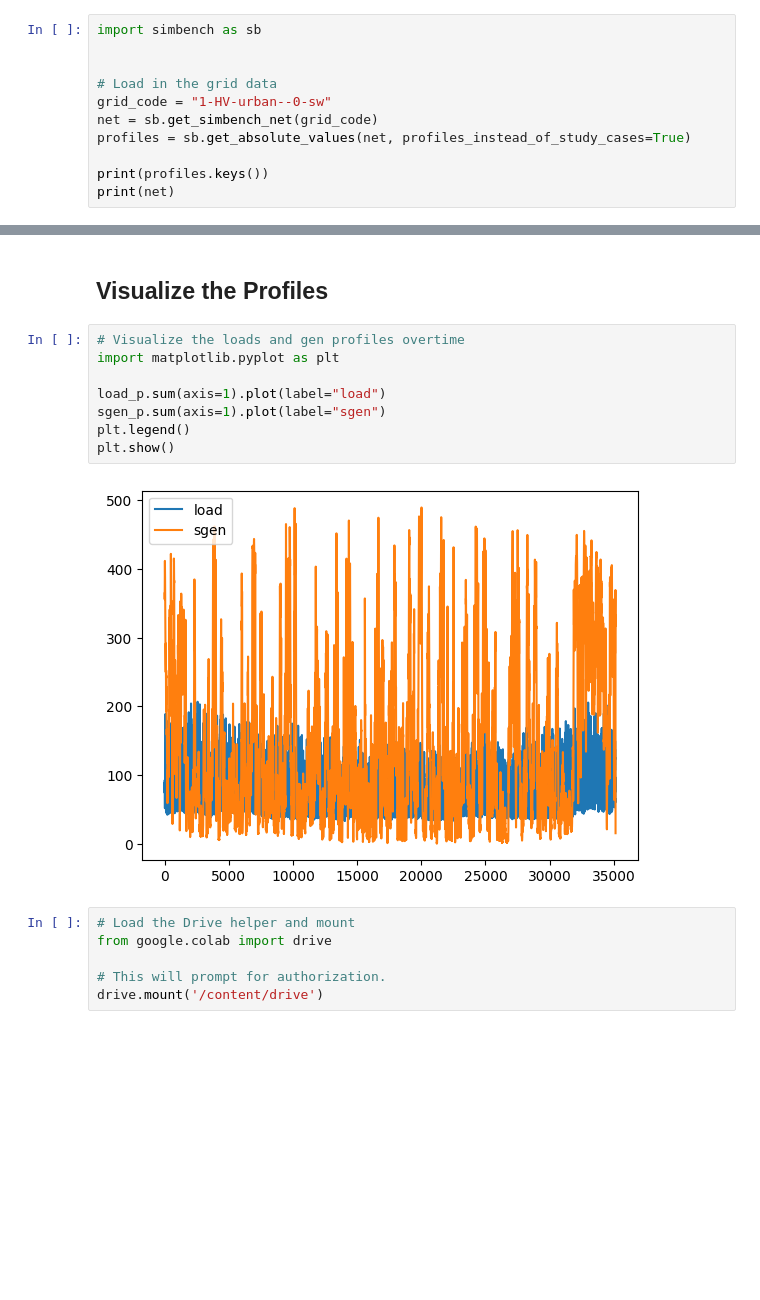
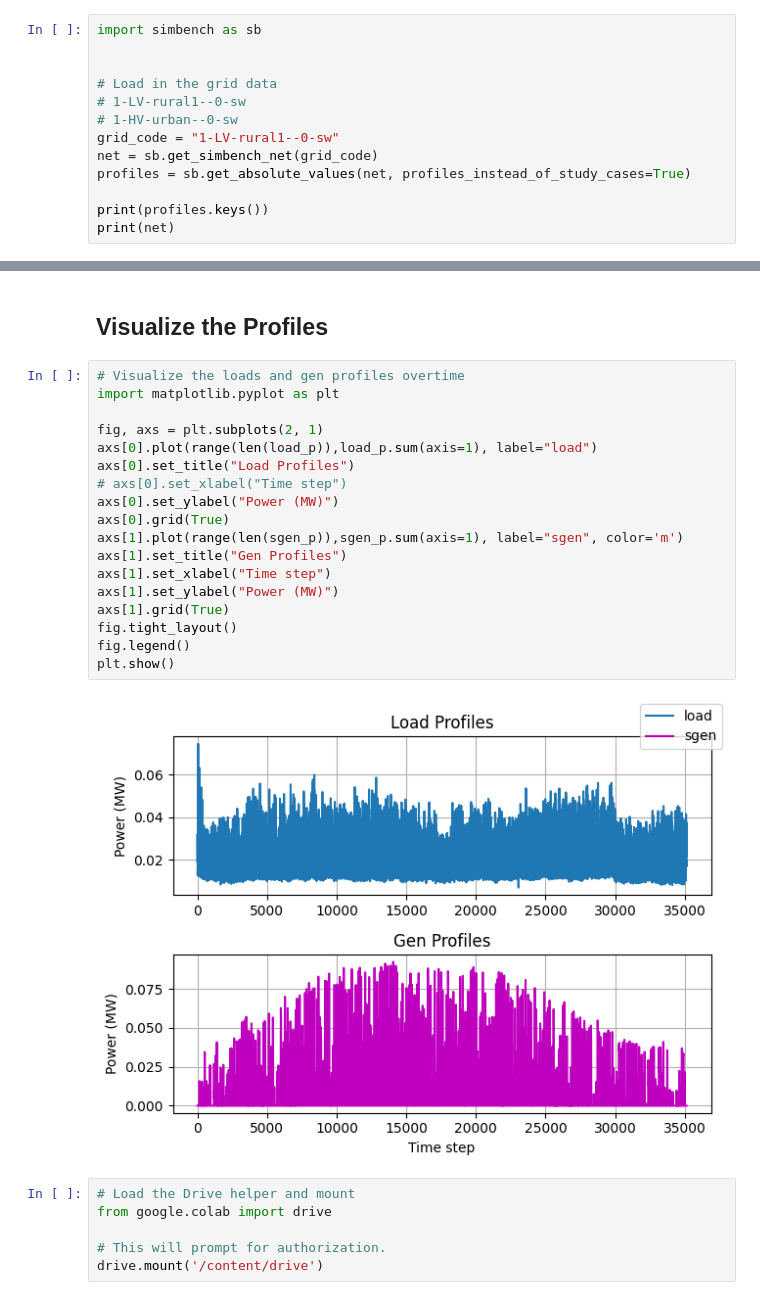
Before and after one commit to claudeshyaka/master-project-repo, a Jupyter notebook: Generating_Simulation_Data.ipynb, the cells around one changed output, grey strips where cells are left out. Drawn from its saved outputs; the diff is of its cells as text; blank space fills up the shorter version.

```diff
--- a/Generating_Simulation_Data.ipynb
+++ b/Generating_Simulation_Data.ipynb
@@ -11,7 +16,9 @@ import simbench as sb
 
 
 # Load in the grid data
-grid_code = "1-HV-urban--0-sw"
+# 1-LV-rural1--0-sw
+# 1-HV-urban--0-sw
+grid_code = "1-LV-rural1--0-sw"
 net = sb.get_simbench_net(grid_code)
 profiles = sb.get_absolute_values(net, profiles_instead_of_study_cases=True)
 
@@ -43,13 +66,23 @@ sgen_p = profiles[("sgen", "p_mw")]
 # %%
 # Visualize the loads and gen profiles overtime
 import matplotlib.pyplot as plt
 
-load_p.sum(axis=1).plot(label="load")
-sgen_p.sum(axis=1).plot(label="sgen")
-plt.legend()
+fig, axs = plt.subplots(2, 1)
+axs[0].plot(range(len(load_p)),load_p.sum(axis=1), label="load")
+axs[0].set_title("Load Profiles")
+# axs[0].set_xlabel("Time step")
+axs[0].set_ylabel("Power (MW)")
+axs[0].grid(True)
+axs[1].plot(range(len(sgen_p)),sgen_p.sum(axis=1), label="sgen", color='m')
+axs[1].set_title("Gen Profiles")
+axs[1].set_xlabel("Time step")
+axs[1].set_ylabel("Power (MW)")
+axs[1].grid(True)
+fig.tight_layout()
+fig.legend()
 plt.show()
 # %% [output]
-[figure, old version]
+[figure, new version]
 # %%
 # Load the Drive helper and mount
 from google.colab import drive
```
Also changed, not shown: parts of 20 cells of this notebook.
